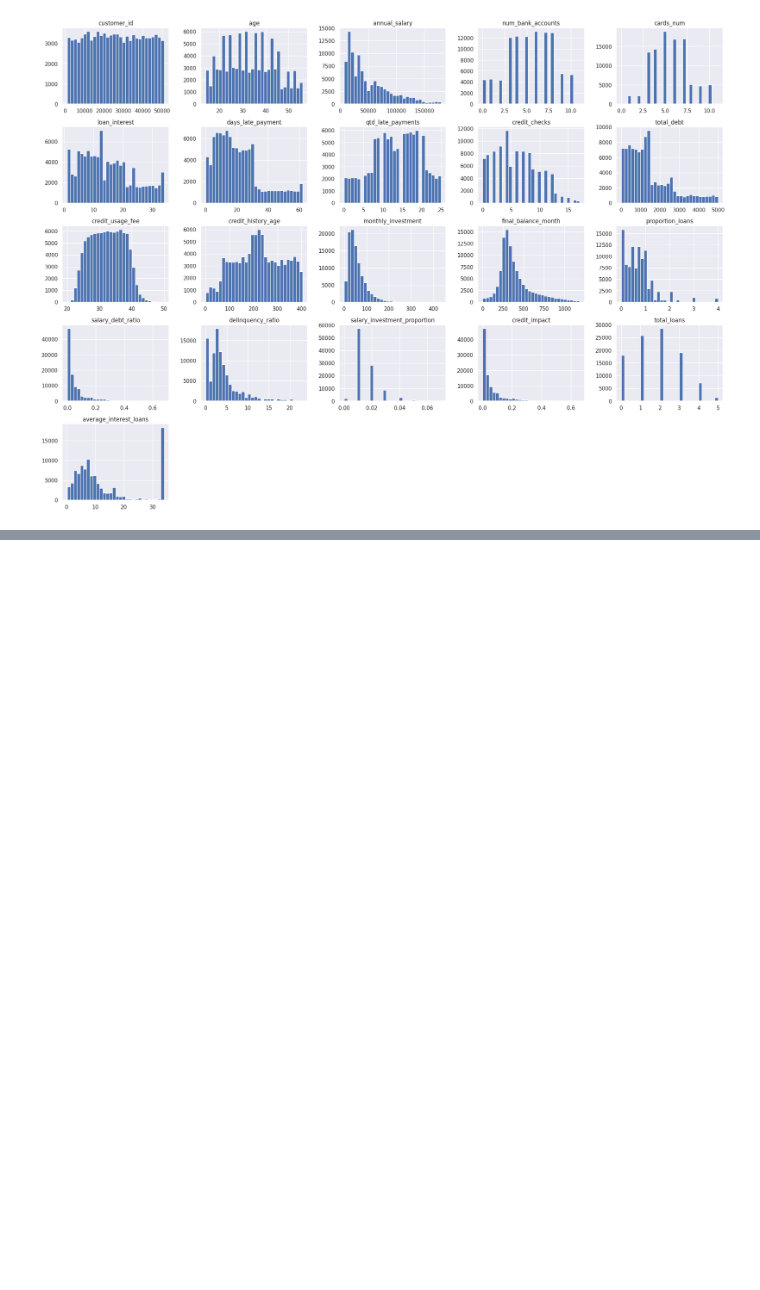
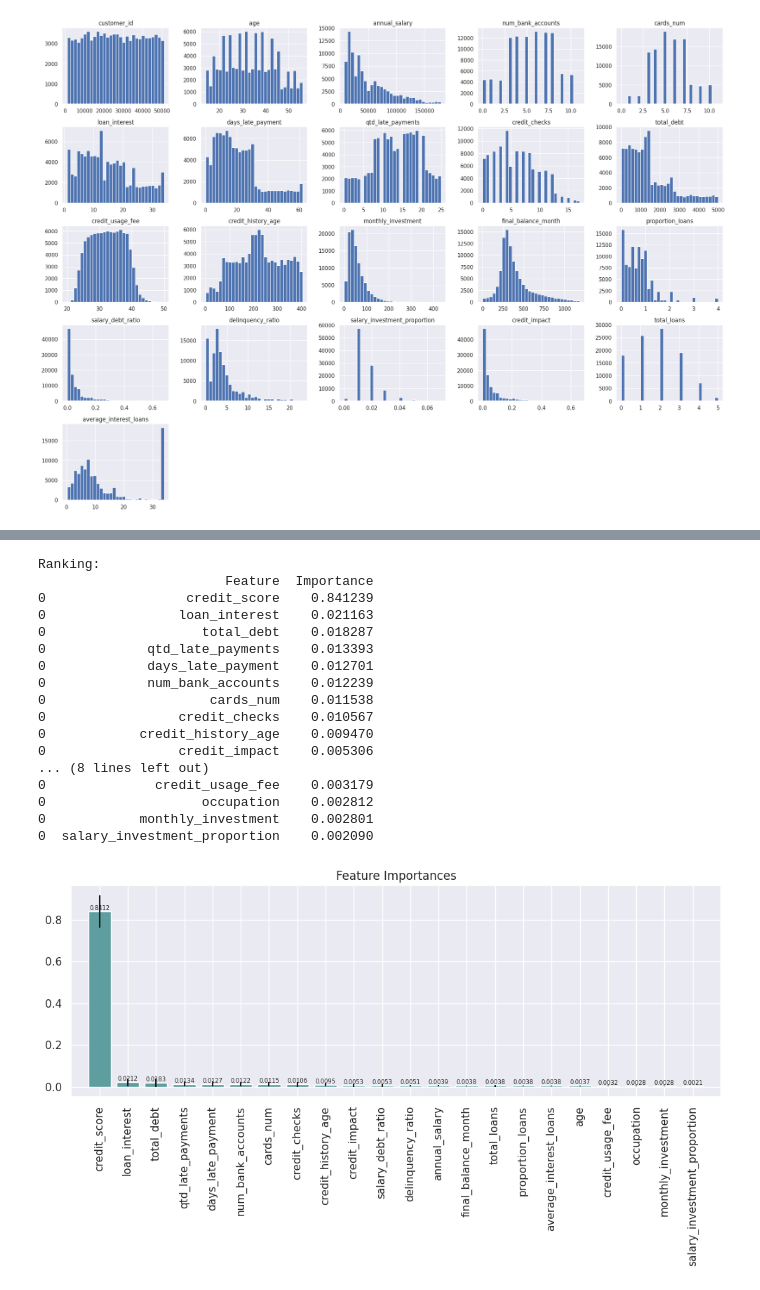
Before and after one commit to erickvieiras/credit_project, a Jupyter notebook: notebook/credit.ipynb, the cells around one changed output, grey strips where cells are left out. Drawn from its saved outputs; the diff is of its cells as text; code cells hidden in the pictures; blank space fills up the shorter version.

```diff
--- a/notebook/credit.ipynb
+++ b/notebook/credit.ipynb
@@ -484,0 +563,2 @@ plt.show()
+# %%
+df7 = df6.copy()
@@ -484,0 +567,18 @@ plt.show()
+# %%
+x = df7.drop('status', axis=1)  # As features
+y = df7['status']  # A variável alvo
+
+x_train, x_test, y_train, y_test = train_test_split(x, y, test_size = 0.2, random_state = 42)
+
+# Inicializando o modelo
+rf = RandomForestClassifier(n_jobs=-1, class_weight='balanced', max_depth=5)
+
+# Inicializando Boruta
+boruta = BorutaPy(estimator=rf, n_estimators='auto', verbose=2, random_state=42)
+
+# Ajustando Boruta no conjunto de treino
+boruta.fit(x_train.values, y_train.values)
+
+# Resultados
+selected_features = x_train.columns[boruta.support_].to_list()
+print("Features selecionadas:", selected_features)
@@ -484,0 +613,59 @@ plt.show()
+# %%
+# Separando as features e a variável alvo
+x_n = x  # As features
+y_n = y  # A variável alvo
+
+# Realizando o train-test split
+x_train, x_test, y_train, y_test = train_test_split(x_n, y_n, test_size=0.2, random_state=42)
+
+# Inicializando o modelo ExtraTreesClassifier
+extra_trees = ExtraTreesClassifier(n_estimators=250, random_state=42, n_jobs=-1)
+extra_trees.fit(x_train, y_train)  # Treinando apenas com o conjunto de treino
+
+# Importâncias das Features
+importances = extra_trees.feature_importances_
+std = np.std([tree.feature_importances_ for tree in extra_trees.estimators_], axis=0)
+indexes = np.argsort(importances)[::-1]
+
+# Ranking das Features
+print('Ranking:')
+dataframe = pd.DataFrame()
+for i, j in zip(x_train.columns, importances):  # Use x_train para manter a correspondência
+    df_aux = pd.DataFrame({'Feature': i, 'Importance': j}, index=[0])
+    dataframe = pd.concat([dataframe, df_aux], axis=0)
+
+print(dataframe.sort_values('Importance', ascending=False))
+
+# Plot
+plt.figure(figsize=(10, 6))  # Tamanho da figura
+plt.title('Feature Importances')
+bars = plt.bar(range(x_train.shape[1]), importances[indexes], color='#5F9EA0', yerr=std[indexes], align='center')
+plt.xticks(range(x_train.shape[1]), x_train.columns[indexes], rotation=90)
+
+# Adicionar números em cima de cada barra
+for bar in bars:
+    yval = bar.get_height()  # Obter a altura da barra
+    plt.text(bar.get_x() + bar.get_width()/2, yval, round(yval, 4), ha='center', va='bottom', fontsize=6)  # Adicionar texto
+
+plt.xlim([-1, x_train.shape[1]])
+plt.tight_layout()  # Ajusta a layout para evitar sobreposição
+plt.show()
+# %% [output]
+Ranking:
+                        Feature  Importance
+0                  credit_score    0.841239
+0                 loan_interest    0.021163
+0                    total_debt    0.018287
+0             qtd_late_payments    0.013393
+0             days_late_payment    0.012701
+0             num_bank_accounts    0.012239
+0                     cards_num    0.011538
+0                 credit_checks    0.010567
+0            credit_history_age    0.009470
+0                 credit_impact    0.005306
+... (8 lines left out)
+0              credit_usage_fee    0.003179
+0                    occupation    0.002812
+0            monthly_investment    0.002801
+0  salary_investment_proportion    0.002090
+[figure, added]
```
Also changed, not shown: parts of 35 cells of this notebook.
